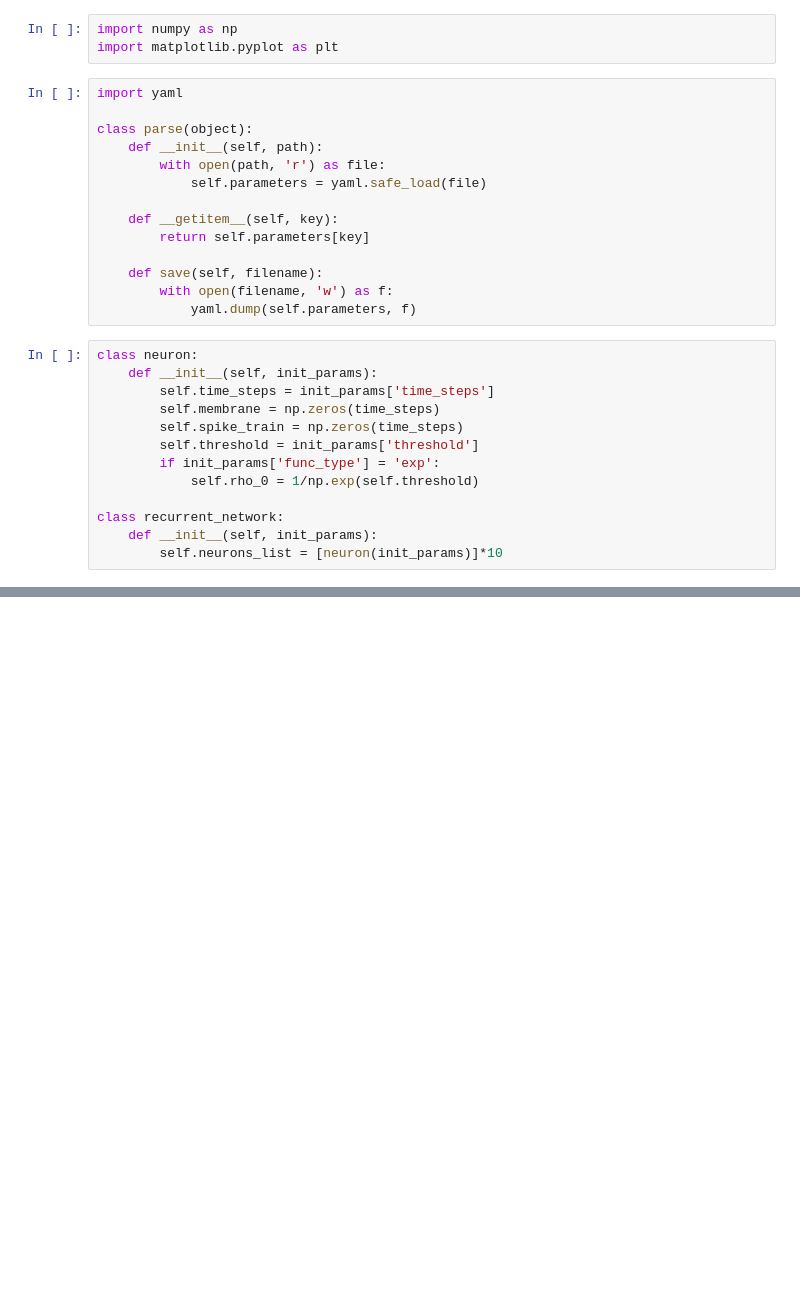
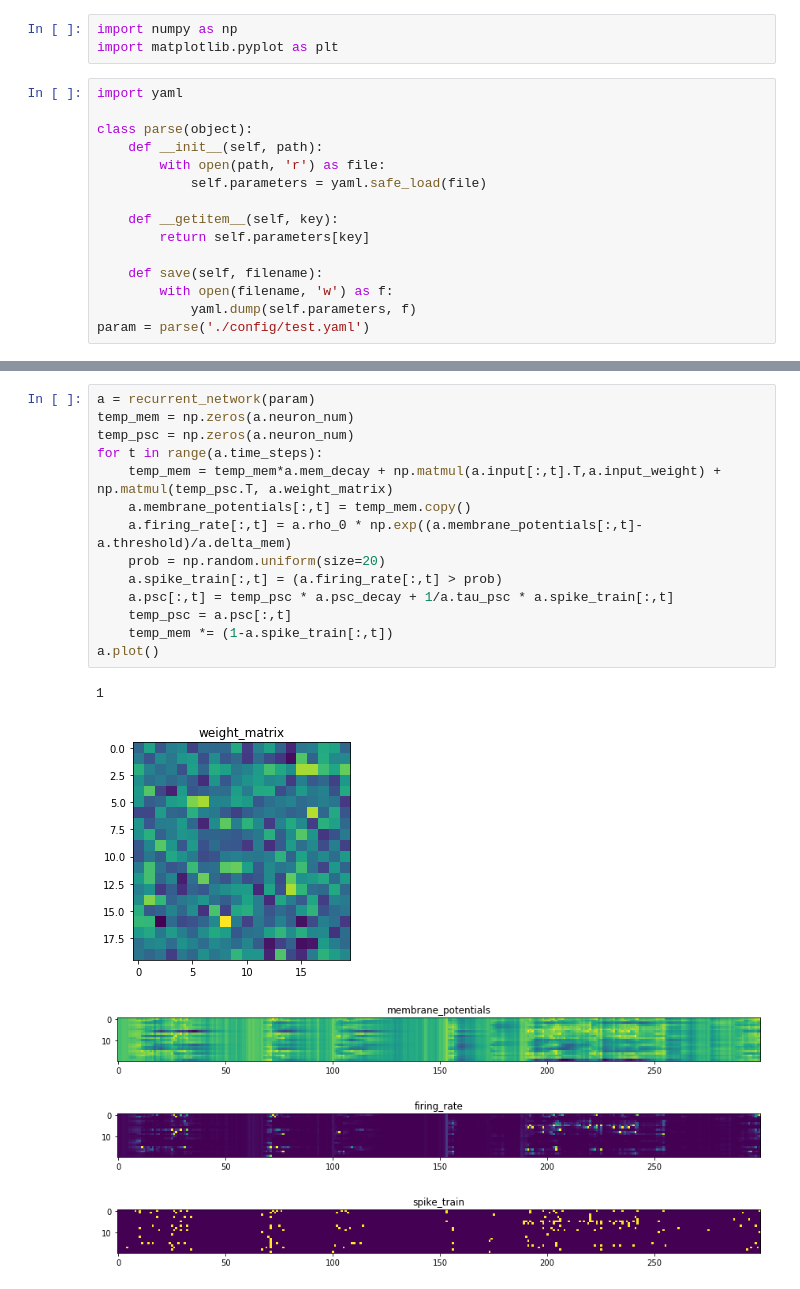
Before and after one commit to superrrpotato/STDP, a Jupyter notebook: STDP.ipynb, the cells around one changed output, grey strips where cells are left out. Cells and saved outputs as stored; diff of their text form; blank space fills up the shorter version.

```diff
--- a/STDP.ipynb
+++ b/STDP.ipynb
@@ -15,16 +15,4 @@ class parse(object):
     def save(self, filename):
         with open(filename, 'w') as f:
             yaml.dump(self.parameters, f)
+param = parse('./config/test.yaml')
-# %%
-class neuron:
-    def __init__(self, init_params):
-        self.time_steps = init_params['time_steps']
-        self.membrane = np.zeros(time_steps)
-        self.spike_train = np.zeros(time_steps)
-        self.threshold = init_params['threshold']
-        if init_params['func_type'] = 'exp':
-            self.rho_0 = 1/np.exp(self.threshold)
-
-class recurrent_network:
-    def __init__(self, init_params):
-        self.neurons_list = [neuron(init_params)]*10
@@ -33,0 +73,20 @@ class recurrent_network:
+# %%
+a = recurrent_network(param)
+temp_mem = np.zeros(a.neuron_num)
+temp_psc = np.zeros(a.neuron_num)
+for t in range(a.time_steps):
+    temp_mem = temp_mem*a.mem_decay + np.matmul(a.input[:,t].T,a.input_weight) + np.matmul(temp_psc.T, a.weight_matrix)
+    a.membrane_potentials[:,t] = temp_mem.copy()
+    a.firing_rate[:,t] = a.rho_0 * np.exp((a.membrane_potentials[:,t]-a.threshold)/a.delta_mem)
+    prob = np.random.uniform(size=20)
+    a.spike_train[:,t] = (a.firing_rate[:,t] > prob)
+    a.psc[:,t] = temp_psc * a.psc_decay + 1/a.tau_psc * a.spike_train[:,t]
+    temp_psc = a.psc[:,t]
+    temp_mem *= (1-a.spike_train[:,t])
+a.plot()
+# %% [output]
+1
+[figure, added]
+[figure, added]
+[figure, added]
+[figure, added]
```
Also changed, not shown: parts of 5 cells of this notebook, 2 other files.
